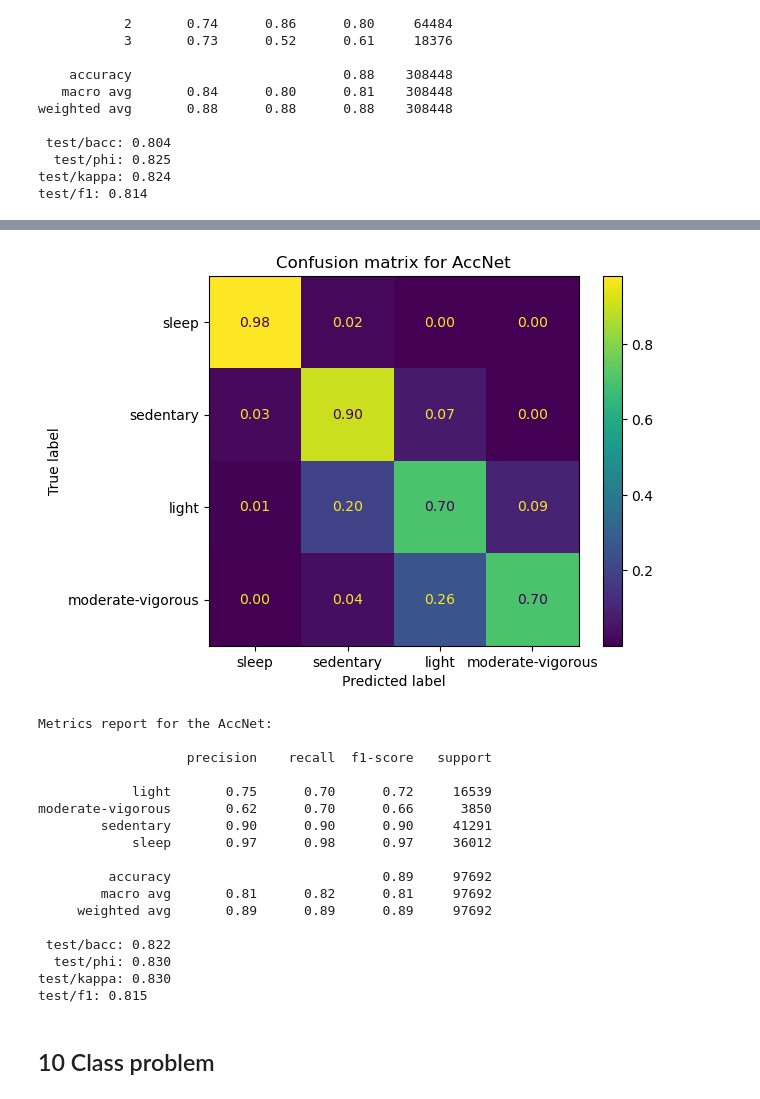
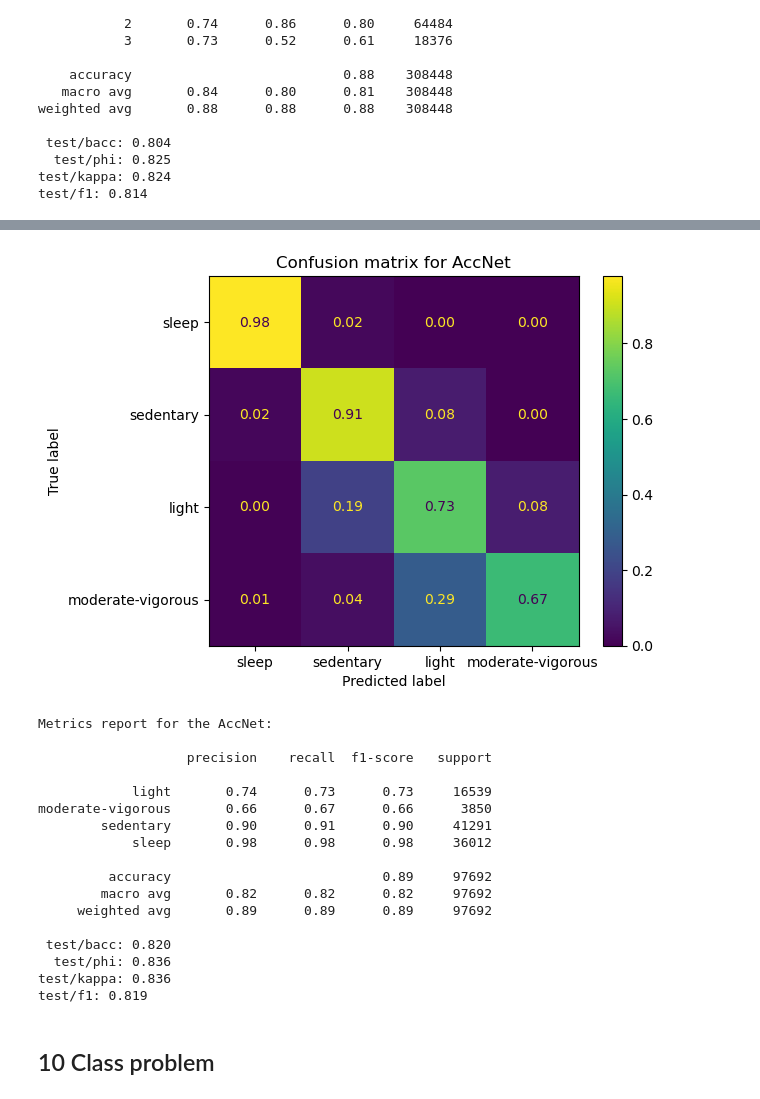
Before and after one commit to finlayscheib/capture24, a Jupyter notebook: Deep_models.ipynb, the cells around one changed output, grey strips where cells are left out. Saved outputs shown, nothing was run; the diff lists cells and outputs as text; code cells hidden in the pictures.

```diff
--- a/Deep_models.ipynb
+++ b/Deep_models.ipynb
@@ -206,41 +211,41 @@ test/f1: 0.767
 # %%
 # val
-pred = pd.read_csv("final_pred_test_test2.csv")
+pred = pd.read_csv("final_pred_test.csv")
 ConfusionMatrixDisplay.from_predictions( pred['true_labels'], pred['model_preds'], labels=PAorder,
                                          normalize = 'true', values_format = '.2f')
 plt.title('Confusion matrix for AccNet')
 plt.show()
 print('Metrics report for the AccNet: \n')
 report = classification_report( pred['true_labels'], pred['model_preds'], digits=2)
 print(report)
 
 bacc = balanced_accuracy_score( pred['true_labels'], pred['model_preds'])
 kappa = cohen_kappa_score( pred['true_labels'], pred['model_preds'])
 phi = matthews_corrcoef(pred['true_labels'], pred['model_preds'])
 f1 = f1_score(pred['true_labels'], pred['model_preds'], average = 'macro')
 
 print(f" test/bacc: {bacc:.3f}")
 print(f"  test/phi: {phi:.3f}")
 print(f"test/kappa: {kappa:.3f}")
 print(f"test/f1: {f1:.3f}")
 # %% [output]
-[figure, old version]
+[figure, new version]
 Metrics report for the AccNet:
 
                    precision    recall  f1-score   support
 
-            light       0.75      0.70      0.72     16539
-moderate-vigorous       0.62      0.70      0.66      3850
-        sedentary       0.90      0.90      0.90     41291
-            sleep       0.97      0.98      0.97     36012
+            light       0.74      0.73      0.73     16539
+moderate-vigorous       0.66      0.67      0.66      3850
+        sedentary       0.90      0.91      0.90     41291
+            sleep       0.98      0.98      0.98     36012
 
          accuracy                           0.89     97692
-        macro avg       0.81      0.82      0.81     97692
+        macro avg       0.82      0.82      0.82     97692
      weighted avg       0.89      0.89      0.89     97692
 
- test/bacc: 0.822
-  test/phi: 0.830
-test/kappa: 0.830
-test/f1: 0.815
+ test/bacc: 0.820
+  test/phi: 0.836
+test/kappa: 0.836
+test/f1: 0.819
 # %% [markdown]
 ## 10 Class problem
```
Also changed, not shown: parts of 9 cells of this notebook, 2 other files.
